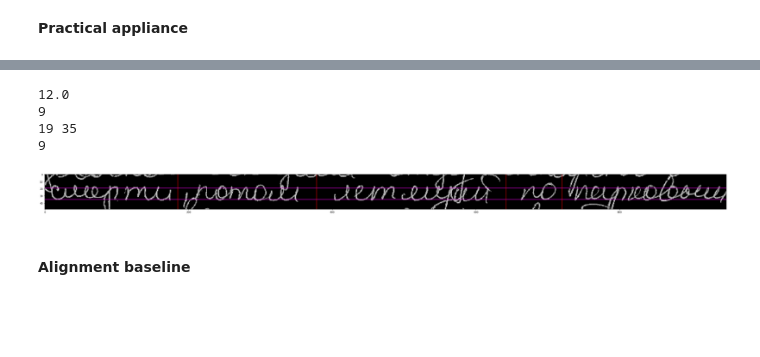
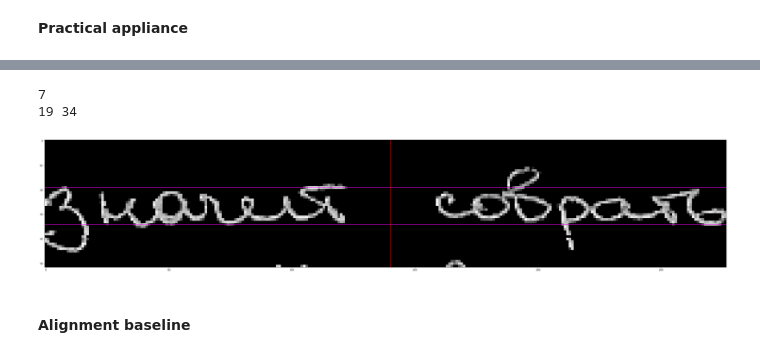
Before and after one commit to EmilNadimanov/disser, a Jupyter notebook: code/WordExtraction.ipynb, the cells around one changed output, grey strips where cells are left out. Cells and saved outputs as stored; diff of their text form; code cells hidden in the pictures; blank space fills up the shorter version.

```diff
--- a/code/WordExtraction.ipynb
+++ b/code/WordExtraction.ipynb
@@ -181,6 +181,7 @@ def find_axis(line: np.array, q: int)-> int:
     longest_sequence = max(sequences, key=len)
 
     if 0 in longest_sequence or max_idx in longest_sequence:
+        h,w = line.shape
         minn, med, maxx = int(h * 0.4), int(h * 0.5), int(h * 0.6)
     else:
         minn, med, maxx = min(longest_sequence), np.average(longest_sequence).astype(np.int16), max(longest_sequence)
@@ -353,12 +344,3 @@ print(f"""
-# %%
-#------------------------
-# Распределения размеров пробелов для двух видов почерков
-
-ax = plt.subplot(3, 1, 3)
-ax.set_title('Distribution of space sizes', {"fontsize": 20})
-plt.xticks(range(0, max(x), 5))
-x, y = tuple(zip(*sparse_counter_items))
-plt.plot(x, y, color="red")
 # %% [markdown]
 **Practical appliance**
 # %%
@@ -379,61 +361,56 @@ figure(figsize=(50, 50))
 
 notches_groups_lengths = list()
 for each in [line for page in work.pages for line in page.lines]:
-    _, _, grouped_consecutive_notches = get_notches_groups(each)
+    groups = get_notches_groups(each)
+    if groups is None:
+        continue
+    _, _, grouped_consecutive_notches = groups
     sequenses_lengths = [len(group) for group in grouped_consecutive_notches]
     notches_groups_lengths.extend(sequenses_lengths)
 
-# Take the Nth percentile of the collection of consecutive groups lengths
-empty_space_min_len = np.percentile(notches_groups_lengths, 75)
-print(empty_space_min_len)
 # take the Nth largest group, given N spaces in the whole text
 notches_groups_lengths.sort(reverse=True)
-empty_space_min_len = notches_groups_lengths[300]
+empty_space_min_len = notches_groups_lengths[273]
 print(empty_space_min_len)
 
 minn, med, maxx = find_axis(line.bin_img, LINE_PROJECTION_PERCENTILE)
 print(minn, maxx)
+
 _, trims = trim_bin(line.bin_img[minn:maxx], return_trims=True)
-upper_part = line.bin_img[:med, trims['l']:trims['r']]
 middle_part = line.bin_img[minn:maxx, trims['l']:trims['r']]
-lower_part = line.bin_img[med:, trims['l']:trims['r']]
-
-lower_part_notches = take_notches(lower_part)
 middle_part_notches = take_notches(middle_part)
-upper_part_notches = take_notches(upper_part)
 
 merged_notches = set()
-for notch in lower_part_notches | middle_part_notches | upper_part_notches:
-    in_up = notch in upper_part_notches
-    in_mid = notch in middle_part_notches
-    in_low =  notch in lower_part_notches
-    if in_up + in_mid == 2 or in_low + in_mid >= 2:
-        merged_notches.add(notch)
+# for notch in lower_part_notches | middle_part_notches | upper_part_notches:
+#     in_up = notch in upper_part_notches
+#     in_mid = notch in middle_part_notches
+#     in_low =  notch in lower_part_notches
+#     if in_mid:
+#         merged_notches.add(notch)
+for notch in middle_part_notches:
+    merged_notches.add(notch)
 
 continuous_notches = groupc(merged_notches)
 # empty_space_min_len = np.average([sum(map(len,continuous_notches)) / len(continuous_notches), 7])
 # filter out small spaces
 continuous_notches = list(filter(lambda x: len(x) > empty_space_min_len, continuous_notches))
-print(empty_space_min_len)
 
 flattened_notches = []
 for list_ in continuous_notches:
     flattened_notches.extend(list_)
 condensed_notches = condense(flattened_notches)
 
 shown = line.bin_img[:,trims['l']:trims['r']]
 plt.axhline(y=minn,color='magenta')
 plt.axhline(y=maxx,color='magenta')
 
 plt.imshow(shown, 'gray')
 for x in condensed_notches:
     plt.axvline(x=x,color='red')
 # %% [output]
-12.0
-9
-19 35
-9
+7
+19 34
-[figure, old version]
+[figure, new version]
 # %%
 TOTAL_SPACES = 273
 def extract_words(work):
```
Also changed, not shown: parts of 16 cells of this notebook.
